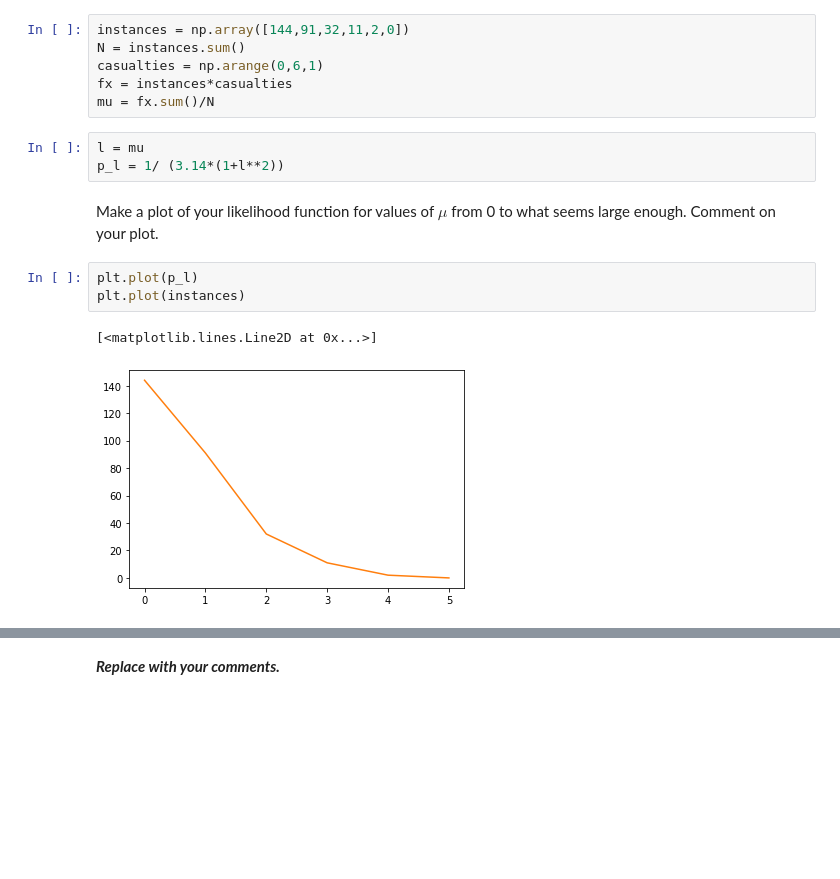
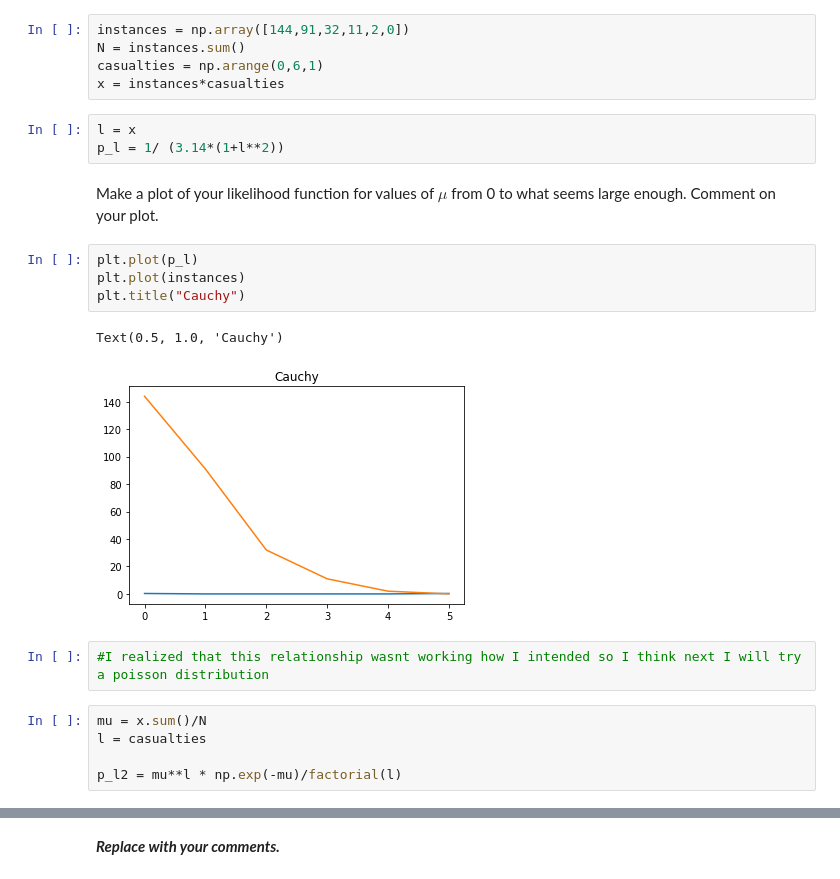
Before and after one commit to HWolf08/biophysics, a Jupyter notebook: week-06/problem-7.3.ipynb, the cells around one changed output, grey strips where cells are left out. Drawn from its saved outputs; the diff is of its cells as text; blank space fills up the shorter version.

```diff
--- a/week-06/problem-7.3.ipynb
+++ b/week-06/problem-7.3.ipynb
@@ -23,16 +24,23 @@ We now wish to compute the **likelihood** that the observed data came from a par
 instances = np.array([144,91,32,11,2,0])
 N = instances.sum()
 casualties = np.arange(0,6,1)
-fx = instances*casualties
-mu = fx.sum()/N
+x = instances*casualties
 # %%
-l = mu
+l = x
 p_l = 1/ (3.14*(1+l**2))
 # %% [markdown]
 Make a plot of your likelihood function for values of $\mu$ from 0 to what seems large enough.  Comment on your plot.
 # %%
 plt.plot(p_l)
 plt.plot(instances)
+plt.title("Cauchy")
 # %% [output]
-[<matplotlib.lines.Line2D at 0x...>]
+Text(0.5, 1.0, 'Cauchy')
-[figure, old version]
+[figure, new version]
+# %%
+#I realized that this relationship wasnt working how I intended so I think next I will try a poisson distribution
+# %%
+mu = x.sum()/N
+l = casualties
+
+p_l2 = mu**l * np.exp(-mu)/factorial(l)
```
Also changed, not shown: parts of 231 cells of this notebook, 1 other file.
